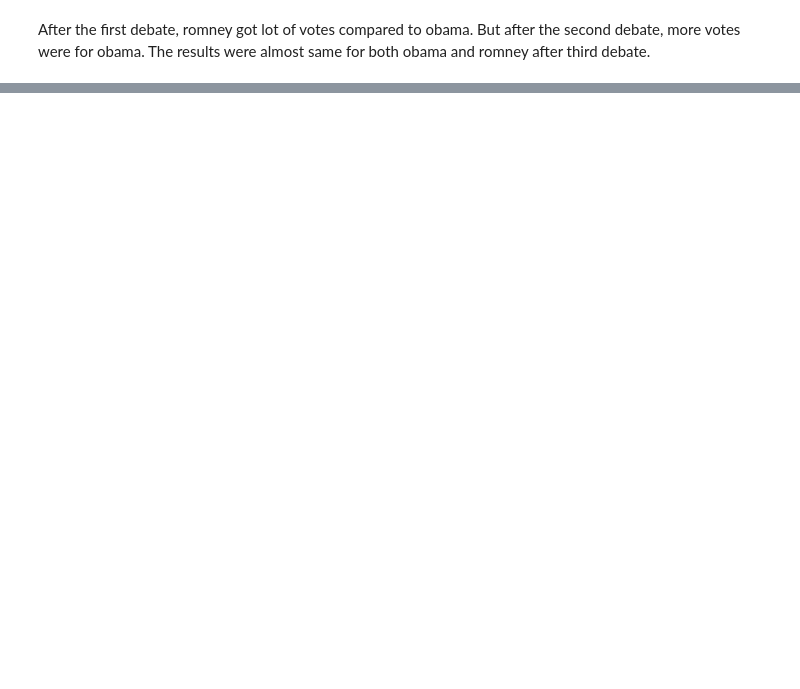
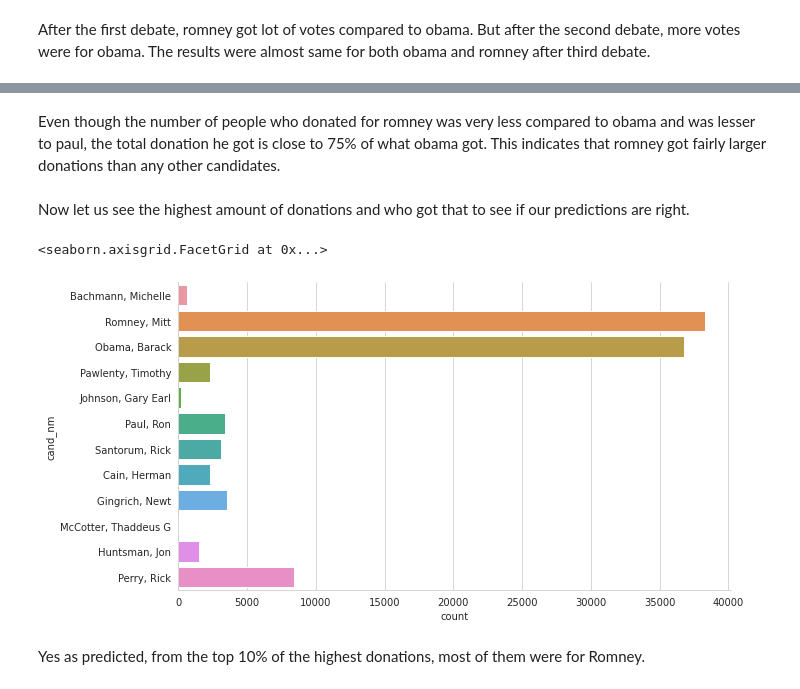
Before and after one commit to albinjohn366/2012_Election_Poll_Analysis, a Jupyter notebook: Election_Analysis.ipynb, the cells around one changed output, grey strips where cells are left out. Saved outputs shown, nothing was run; the diff lists cells and outputs as text; code cells hidden in the pictures; blank space fills up the shorter version.

```diff
--- a/Election_Analysis.ipynb
+++ b/Election_Analysis.ipynb
@@ -163,0 +199,13 @@ After the first debate, romney got lot of votes compared to obama. But after the
+# %% [markdown]
+Even though the number of people who donated for romney was very less compared to obama and was lesser to paul, the total donation he got is close to 75% of what obama got. This indicates that romney got fairly larger donations than any other candidates.
+# %% [markdown]
+Now let us see the highest amount of donations and who got that to see if our predictions are right.
+# %%
+highest_donations = sorted(donor_data['contb_receipt_amt'].value_counts().index, reverse=True)
+minimum_limit = min(highest_donations[:int(len(highest_donations) / 10)])
+sns.catplot(data=donor_data[donor_data['contb_receipt_amt'] > minimum_limit], y='cand_nm', kind='count', aspect=2)
+# %% [output]
+<seaborn.axisgrid.FacetGrid at 0x...>
+[figure, added]
+# %% [markdown]
+Yes as predicted, from the top 10% of the highest donations, most of them were for Romney.
```
Also changed, not shown: parts of 11 cells of this notebook.
